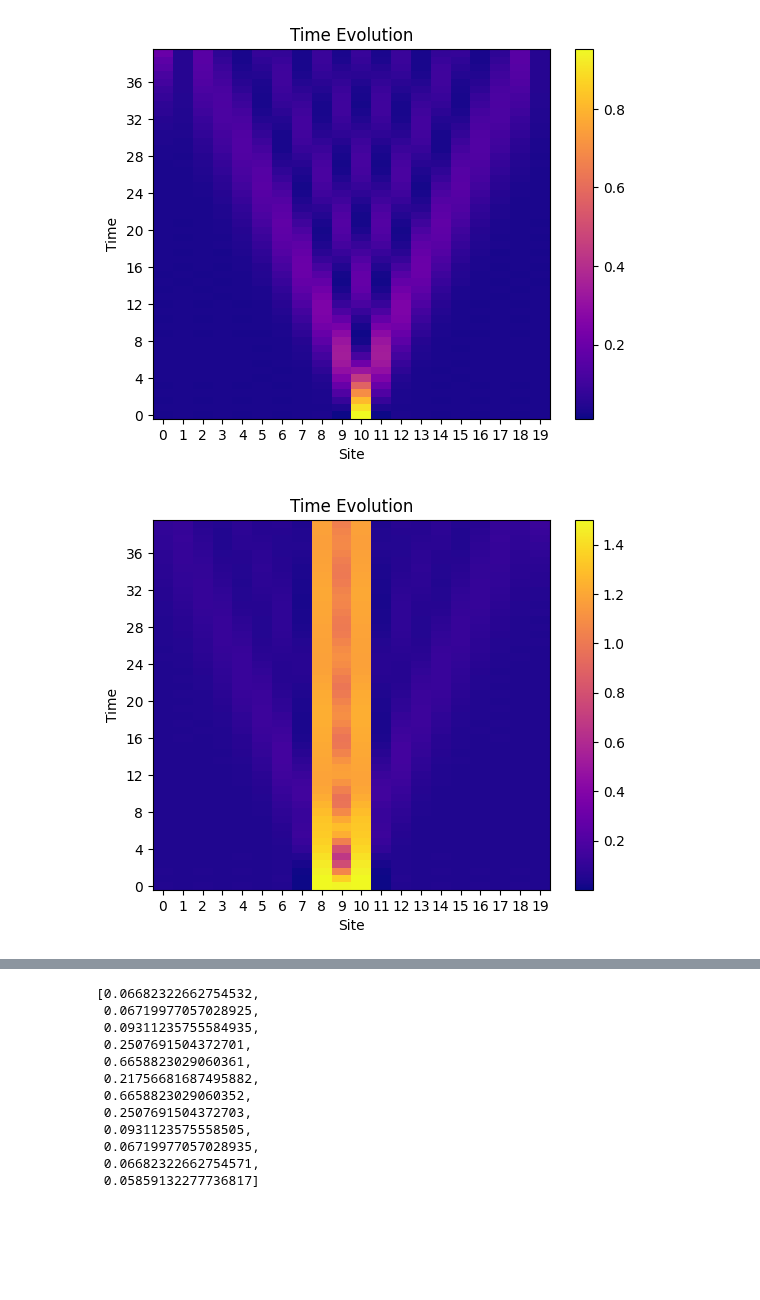
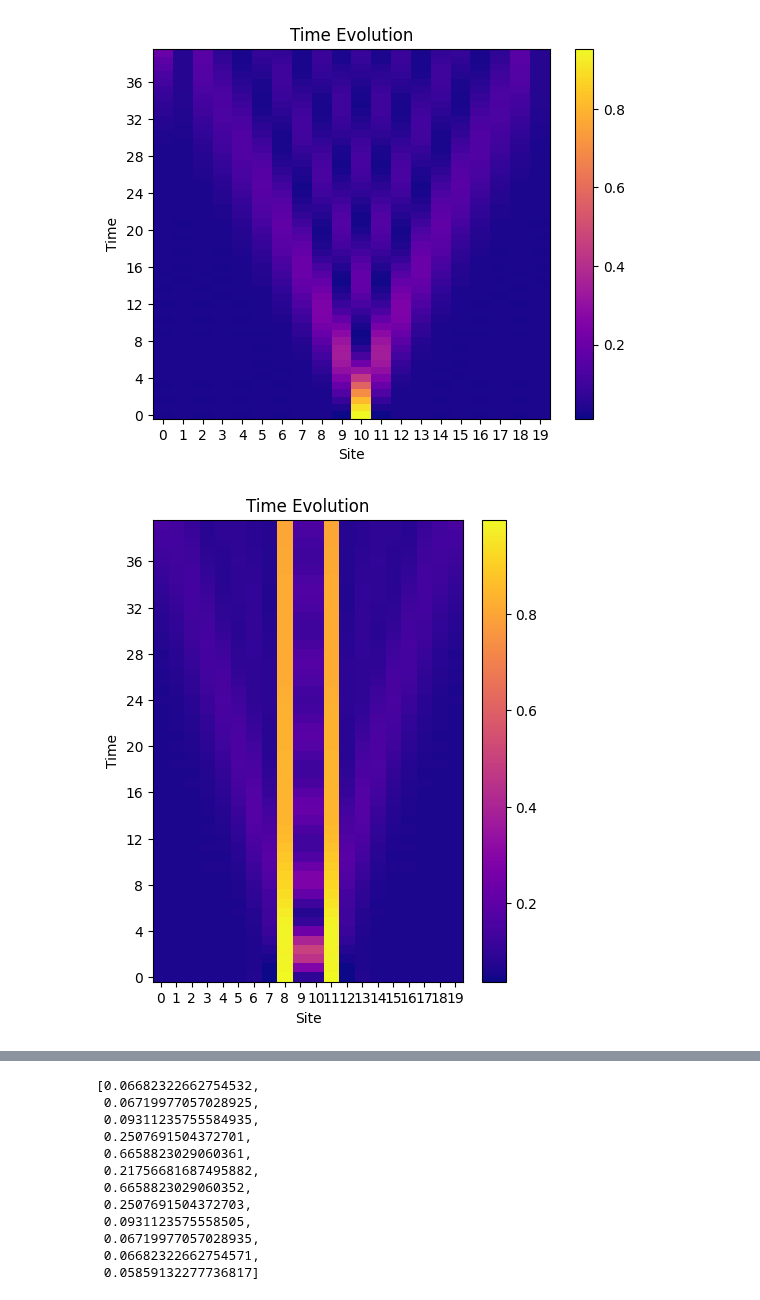
Before and after one commit to zhiyaol/string-breaking, a Jupyter notebook: Flow.ipynb, the cells around one changed output, grey strips where cells are left out. Saved outputs shown, nothing was run; the diff lists cells and outputs as text; code cells hidden in the pictures; blank space fills up the shorter version.

Commit message:
Add reverse vacuum to scipy version, things work but are slow

```diff
--- a/Flow.ipynb
+++ b/Flow.ipynb
@@ -194,26 +215,35 @@ plt.show()
 # %% [output]
 [figure]
 # %%
-ts = np.arange(0, 40, 0.8)
+# activate 3 site and time evolution
+# P0P1 + P1P0 per site
+
+del_t = 0.8
+
+ts = np.arange(0, 40, del_t)
 sites = np.arange(0, nQQ, 1)
 
+final_state = initial.copy()
+
 Data = []
-for i in ts:
-    final_state = sp.sparse.linalg.expm_multiply(-1j * Hf * i,initial)
+for i in range(len(ts)):
+    final_state = sp.sparse.linalg.expm_multiply(-1j * Hf * del_t,final_state)
     E_exps = []
     for loc in sites:
-        E_exps += [(np.real(final_state.conj().T @ He_persite_scipy(nQQ,g,loc) @ final_state))] # Should be CT(state).H.state
+        E_exps += [(np.real(final_state.conj().T @ Hm_persite(nQQ,loc).to_matrix(sparse = True) @ final_state))] # Should be CT(state).H.state
     Data.append(E_exps)
 # %%
+plt.figure(figsize=(5, 6))
 plt.pcolormesh(sites, ts, Data)
 plt.colorbar()
 plt.set_cmap('plasma')
 # plt.clim(0.9729,0.99)
 plt.xticks(sites)
 plt.yticks(ts[::5])
 plt.xlabel("Site")
 plt.ylabel("Time")
+
 plt.title("Time Evolution")
 plt.show()
 # %% [output]
-[figure, old version]
+[figure, new version]
```
Also changed, not shown: parts of 9 cells of this notebook, 1 other file.
